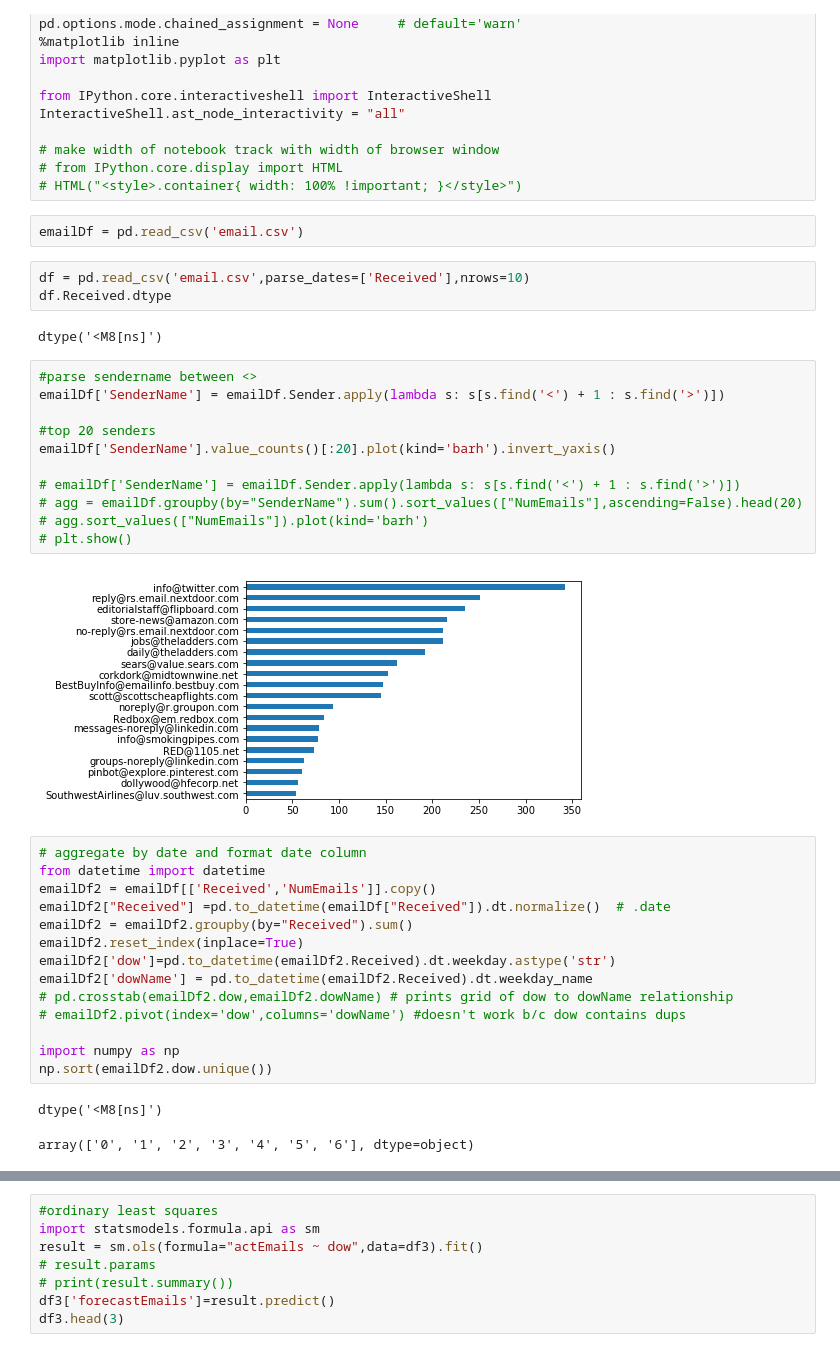
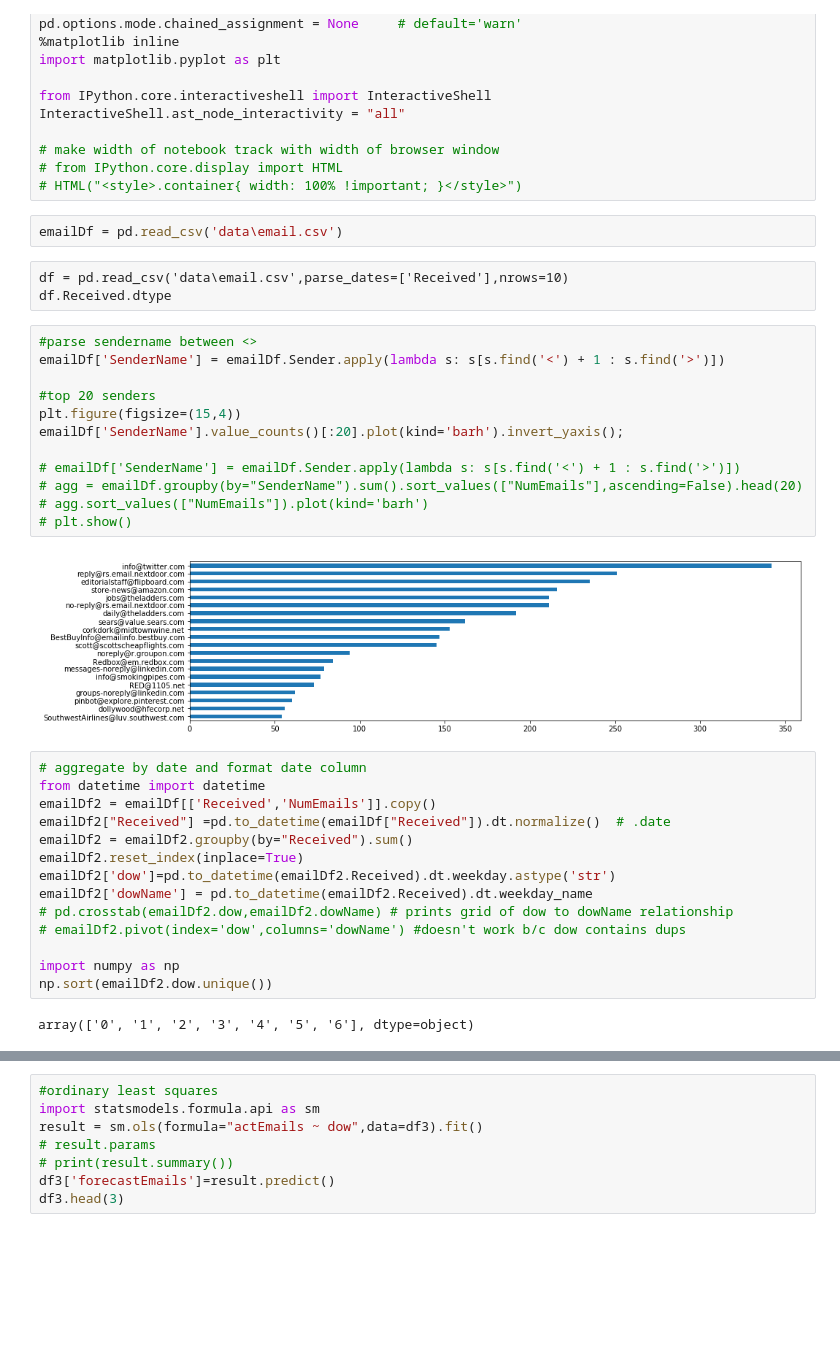
Before and after one commit to mondayn/py, a Jupyter notebook: emailAnalysis.ipynb, the cells around one changed output, grey strips where cells are left out. Cells and saved outputs as stored; diff of their text form; blank space fills up the shorter version.

```diff
--- a/emailAnalysis.ipynb
+++ b/emailAnalysis.ipynb
@@ -14,25 +14,24 @@ InteractiveShell.ast_node_interactivity = "all"
 # from IPython.core.display import HTML
 # HTML("<style>.container{ width: 100% !important; }</style>")
 # %%
-emailDf = pd.read_csv('email.csv')
+emailDf = pd.read_csv('data\email.csv')
-# %%
-df = pd.read_csv('email.csv',parse_dates=['Received'],nrows=10)
-df.Received.dtype
-# %% [output]
-dtype('<M8[ns]')
+# %% [raw]
+df = pd.read_csv('data\email.csv',parse_dates=['Received'],nrows=10)
+df.Received.dtype
 # %%
 #parse sendername between <>
 emailDf['SenderName'] = emailDf.Sender.apply(lambda s: s[s.find('<') + 1 : s.find('>')])
 
 #top 20 senders
-emailDf['SenderName'].value_counts()[:20].plot(kind='barh').invert_yaxis()
+plt.figure(figsize=(15,4))
+emailDf['SenderName'].value_counts()[:20].plot(kind='barh').invert_yaxis();
 
 # emailDf['SenderName'] = emailDf.Sender.apply(lambda s: s[s.find('<') + 1 : s.find('>')])
 # agg = emailDf.groupby(by="SenderName").sum().sort_values(["NumEmails"],ascending=False).head(20)
 # agg.sort_values(["NumEmails"]).plot(kind='barh')
 # plt.show()
 # %% [output]
-[figure, old version]
+[figure, new version]
 # %%
 # aggregate by date and format date column
 from datetime import datetime
@@ -48,6 +47,5 @@ emailDf2['dowName'] = pd.to_datetime(emailDf2.Received).dt.weekday_name
 import numpy as np
 np.sort(emailDf2.dow.unique())
 # %% [output]
-dtype('<M8[ns]')
+array(['0', '1', '2', '3', '4', '5', '6'], dtype=object)
-array(['0', '1', '2', '3', '4', '5', '6'], dtype=object)
 # %%
```
Also changed, not shown: parts of 5 cells of this notebook, 3 other files.
